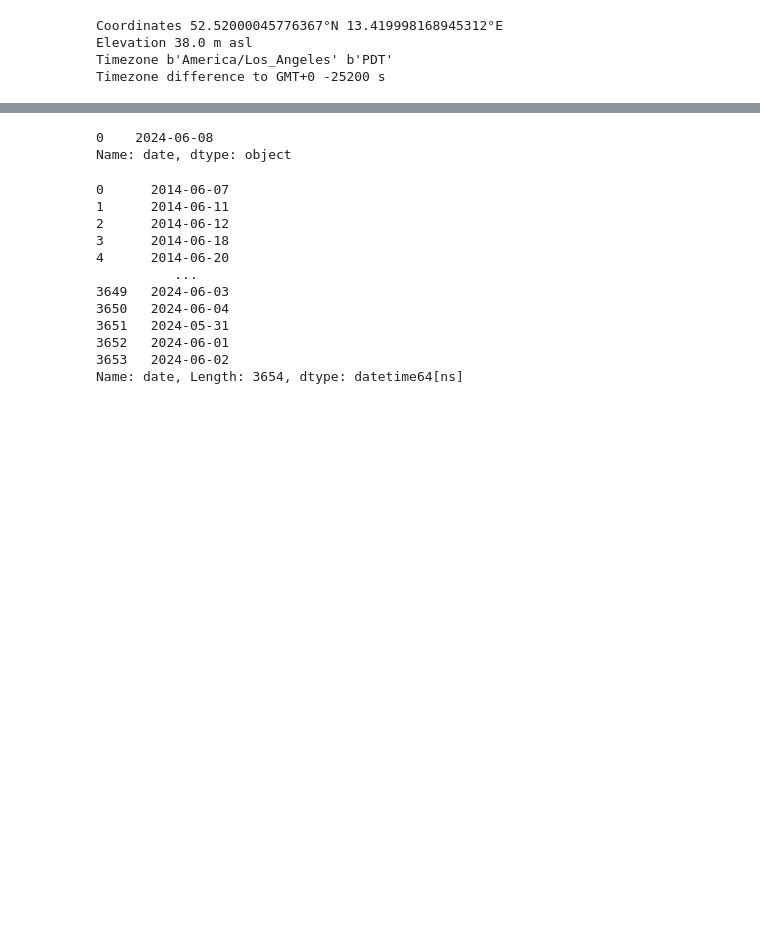
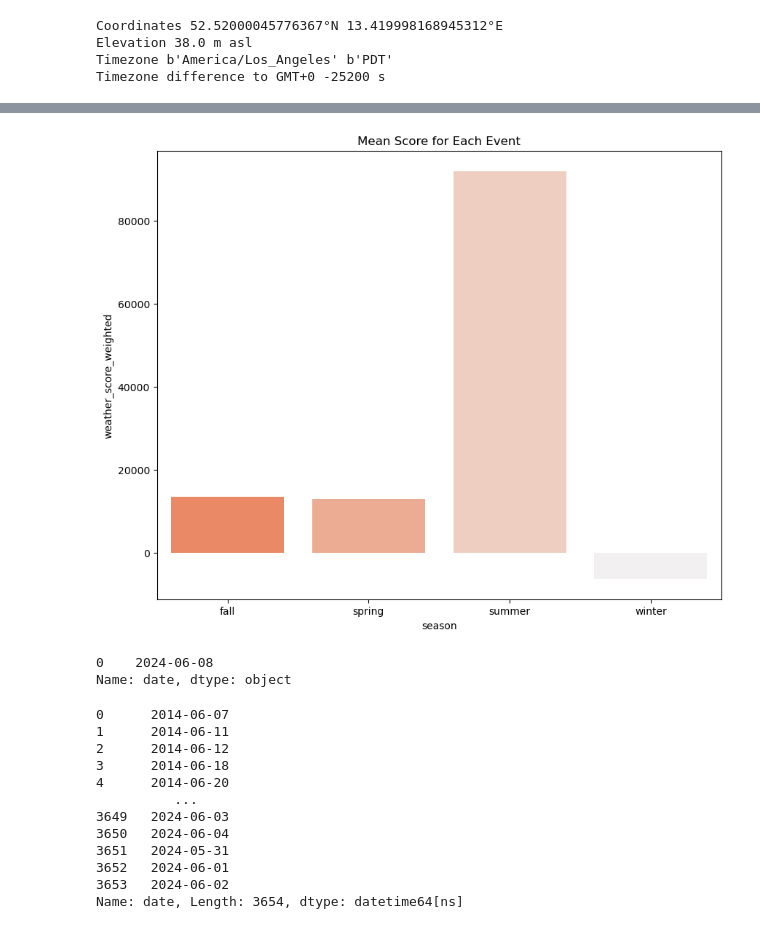
Before and after one commit to mattgraham93/Musical-Weather, a Jupyter notebook: musical_weather_app/files/testing.ipynb, the cells around one changed output, grey strips where cells are left out. Cells and saved outputs as stored; diff of their text form; code cells hidden in the pictures; blank space fills up the shorter version.

```diff
--- a/musical_weather_app/files/testing.ipynb
+++ b/musical_weather_app/files/testing.ipynb
@@ -29,3 +119,14 @@ Timezone difference to GMT+0 -25200 s
+# %%
+# Step 1: Calculate mean score for each event
+weather_means = historical_weather.groupby('season')['weather_score_weighted'].mean().reset_index()
+
+# Create bar plot
+plt.figure(figsize=(10, 8))
+sns.barplot(x='season', y='weather_score_weighted', data=weather_means, palette="light:#FF7F50_r")
+plt.title('Mean Score for Each Event')
+plt.show()
+# %% [output]
+[figure, added]
 # %%
 todays_forecast['date'] = todays_forecast['date'].dt.date
 todays_forecast['date']
```
Also changed, not shown: parts of 6 cells of this notebook, 12 other files.
